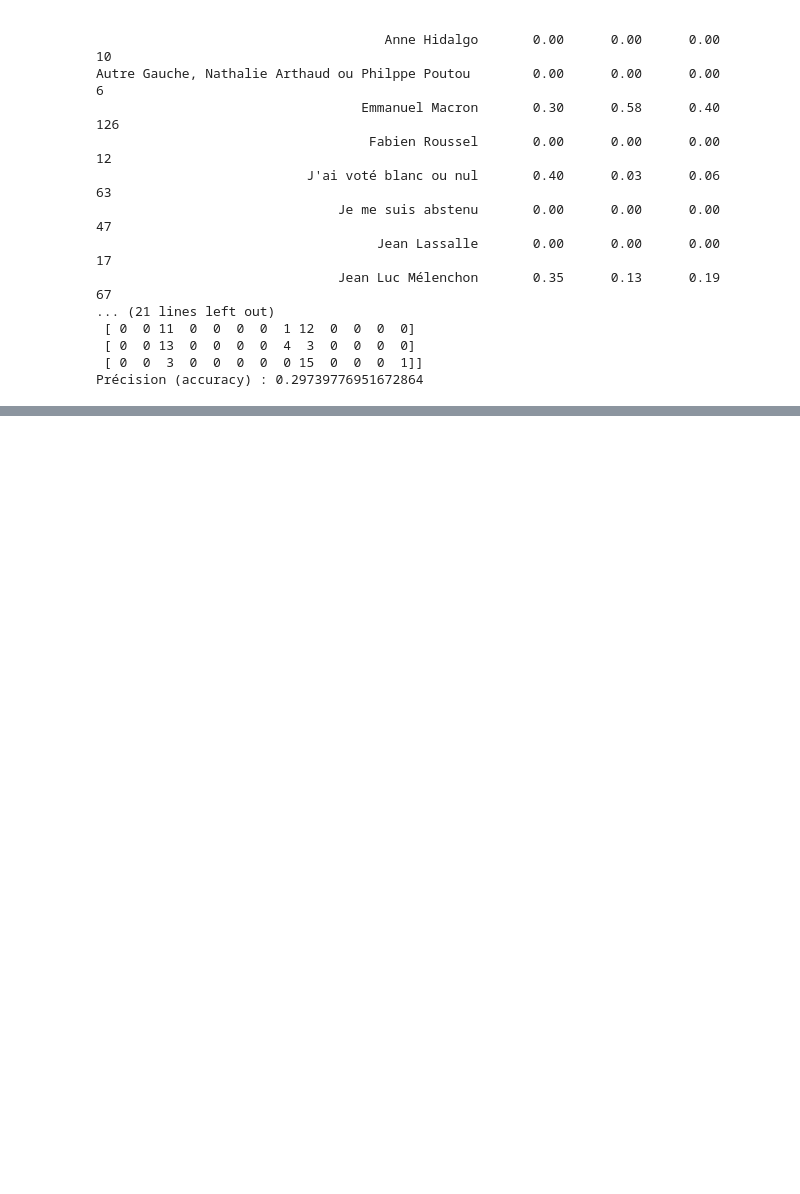
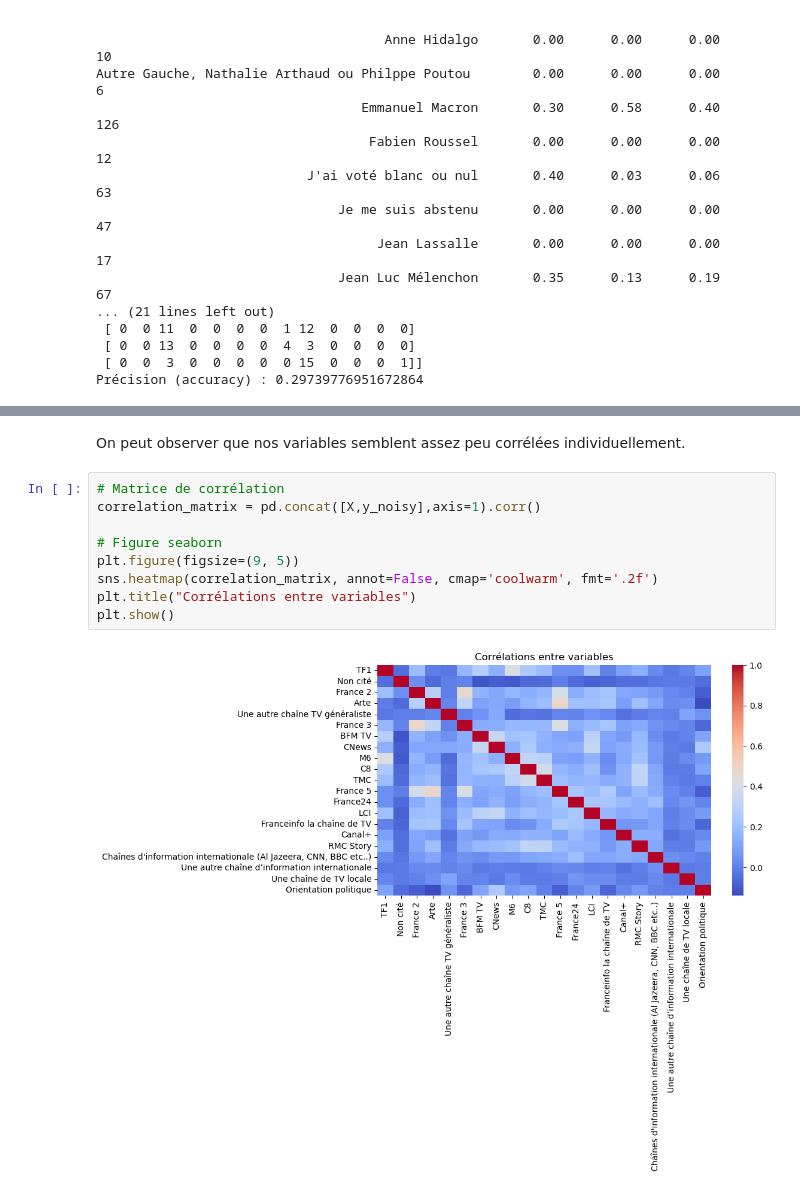
Before and after one commit to Thomas-labreur/PIP2025_GR3, a Jupyter notebook: enquete_machinelearning.ipynb, the cells around one changed output, grey strips where cells are left out. Drawn from its saved outputs; the diff is of its cells as text; blank space fills up the shorter version.

```diff
--- a/enquete_machinelearning.ipynb
+++ b/enquete_machinelearning.ipynb
@@ -284,0 +293,13 @@ questionnaire
+# %% [markdown]
+On peut observer que nos variables semblent assez peu corrélées individuellement.
+# %%
+# Matrice de corrélation
+correlation_matrix = pd.concat([X,y_noisy],axis=1).corr()
+
+# Figure seaborn
+plt.figure(figsize=(9, 5))
+sns.heatmap(correlation_matrix, annot=False, cmap='coolwarm', fmt='.2f')
+plt.title("Corrélations entre variables")
+plt.show()
+# %% [output]
+[figure, added]
```
Also changed, not shown: parts of 11 cells of this notebook, 5 other files.
